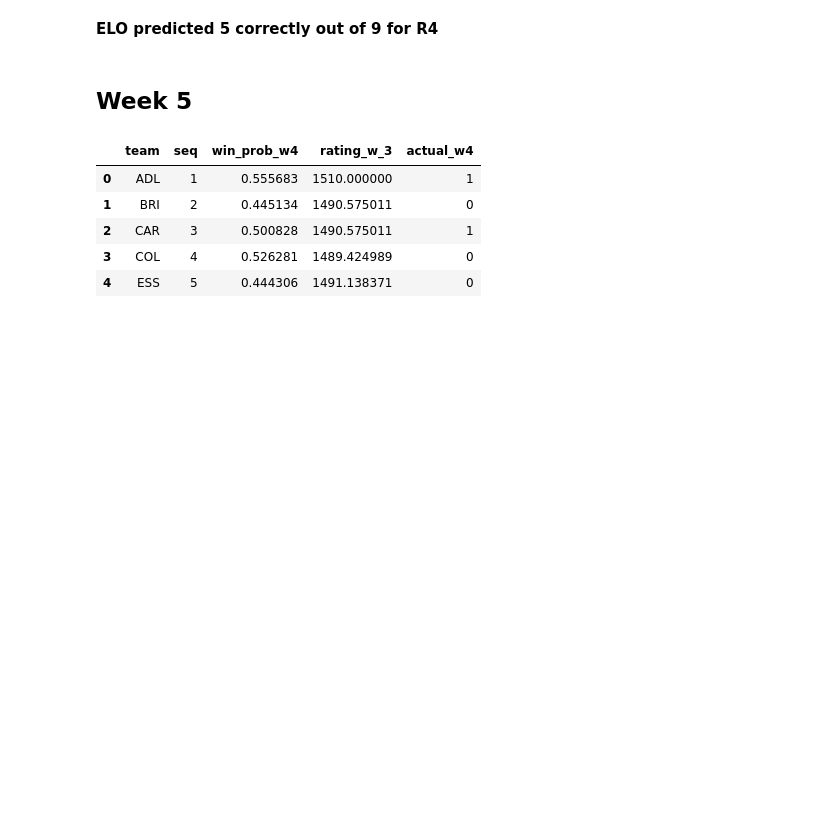
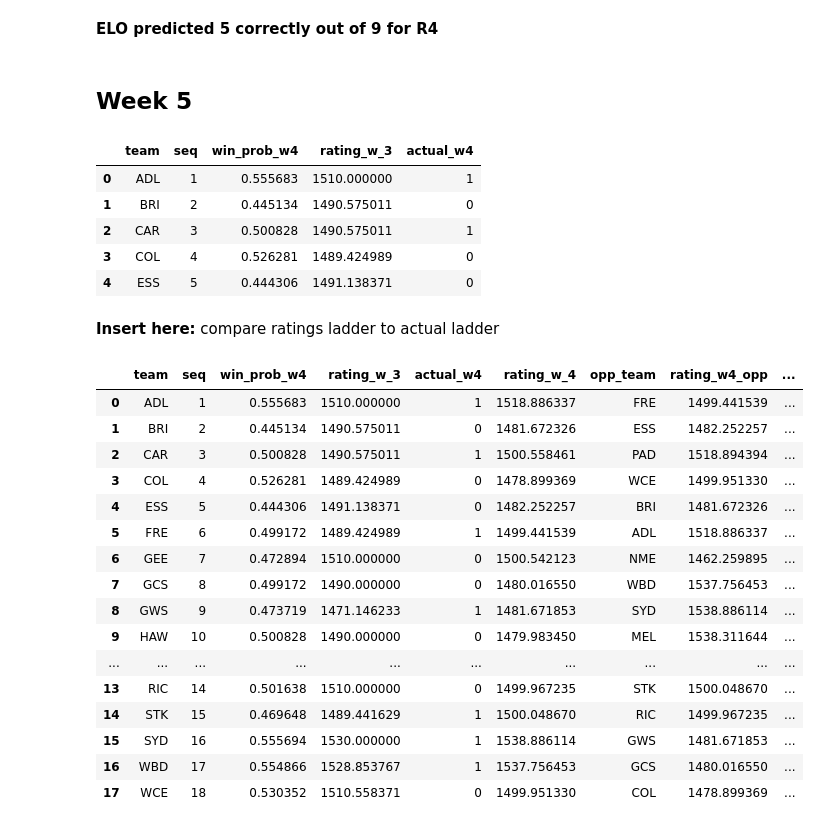
Before and after one commit to stevegabriel1/afl_elo_ratings, a Jupyter notebook: basic_version.ipynb, the cells around one changed output. Drawn from its saved outputs; the diff is of its cells as text; code cells hidden in the pictures; blank space fills up the shorter version.

```diff
--- a/basic_version.ipynb
+++ b/basic_version.ipynb
@@ -690,7 +690,40 @@ rframe_4.head()
 # %%
 # Generate new ratings
 rframe_4['rating_w_4'] = rframe_4['rating_w_3'] + (20*(rframe_4['actual_w4'] - rframe_4['win_prob_w4']))
+# %% [markdown]
+**Insert here:** compare ratings ladder to actual ladder
 # %%
-contests_w4 = rframe_4
+contests_w5 = rframe_4
 # Create opposition team rating column for R3:
-contests_w5['opp_team'] = ['NME','WBD','GCS'.   ,'GWS','SYD','HAW',    'MEL','CAR','COL'.  ,'FRE','GEE','ADL'.  ,'RIC','PAD','WCE',    'ESS','BRI','STK']
+contests_w5['opp_team'] = ['FRE','ESS','PAD','WCE','BRI','ADL','NME','WBD','SYD','MEL','HAW','GEE','CAR','STK','RIC','GWS','GCS','COL']
+# %%
+# create concise lookup table which is a subset of contests_w4:
+lookup_vals_w5 = contests_w5[['team','rating_w_4']]
+lookup_vals_w5.columns = ['opp_team','rating_w4_opp']
+# %%
+w5_joined = pd.merge(contests_w5,
+                      lookup_vals_w5,
+                      on ='opp_team',
+                      how ='left')
+# %%
+## Now the formula for win probability can be applied row by row:
+w5_joined['win_prob_w5'] = 1/(1 + (10**((w5_joined['rating_w4_opp']-w5_joined['rating_w_4'])/400)))
+w5_joined
+# %% [output]
+|  | team | seq | win_prob_w4 | rating_w_3 | actual_w4 | rating_w_4 | opp_team | rating_w4_opp | ... |
+| 0 | ADL | 1 | 0.555683 | 1510.000000 | 1 | 1518.886337 | FRE | 1499.441539 | ... |
+| 1 | BRI | 2 | 0.445134 | 1490.575011 | 0 | 1481.672326 | ESS | 1482.252257 | ... |
+| 2 | CAR | 3 | 0.500828 | 1490.575011 | 1 | 1500.558461 | PAD | 1518.894394 | ... |
+| 3 | COL | 4 | 0.526281 | 1489.424989 | 0 | 1478.899369 | WCE | 1499.951330 | ... |
+| 4 | ESS | 5 | 0.444306 | 1491.138371 | 0 | 1482.252257 | BRI | 1481.672326 | ... |
+| 5 | FRE | 6 | 0.499172 | 1489.424989 | 1 | 1499.441539 | ADL | 1518.886337 | ... |
+| 6 | GEE | 7 | 0.472894 | 1510.000000 | 0 | 1500.542123 | NME | 1462.259895 | ... |
+| 7 | GCS | 8 | 0.499172 | 1490.000000 | 0 | 1480.016550 | WBD | 1537.756453 | ... |
+| 8 | GWS | 9 | 0.473719 | 1471.146233 | 1 | 1481.671853 | SYD | 1538.886114 | ... |
+| 9 | HAW | 10 | 0.500828 | 1490.000000 | 0 | 1479.983450 | MEL | 1538.311644 | ... |
+| ... | ... | ... | ... | ... | ... | ... | ... | ... | ... |
+| 13 | RIC | 14 | 0.501638 | 1510.000000 | 0 | 1499.967235 | STK | 1500.048670 | ... |
+| 14 | STK | 15 | 0.469648 | 1489.441629 | 1 | 1500.048670 | RIC | 1499.967235 | ... |
+| 15 | SYD | 16 | 0.555694 | 1530.000000 | 1 | 1538.886114 | GWS | 1481.671853 | ... |
+| 16 | WBD | 17 | 0.554866 | 1528.853767 | 1 | 1537.756453 | GCS | 1480.016550 | ... |
+| 17 | WCE | 18 | 0.530352 | 1510.558371 | 0 | 1499.951330 | COL | 1478.899369 | ... |
```
Also changed, not shown: parts of 2 cells of this notebook.
